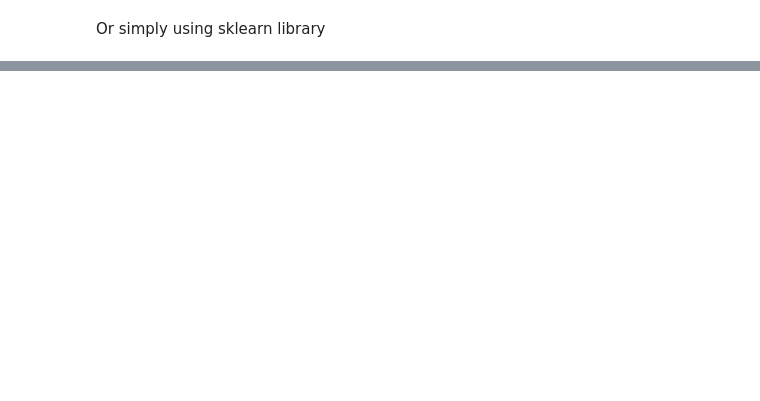
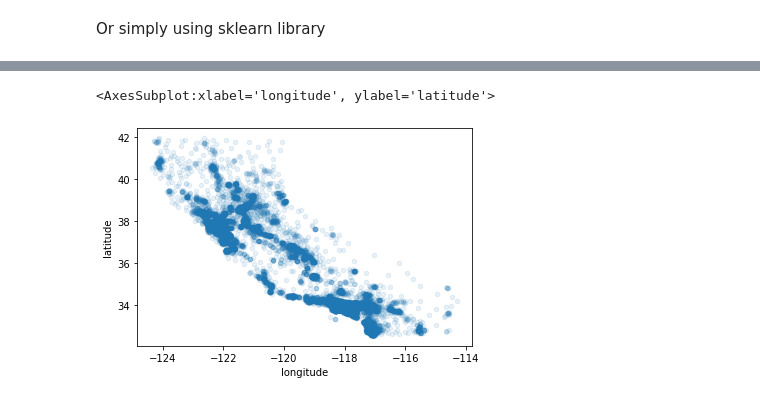
Before and after one commit to akshayPalakkode/Housing-Data-Analysis, a Jupyter notebook: Housing data analysis.ipynb, the cells around one changed output, grey strips where cells are left out. Drawn from its saved outputs; the diff is of its cells as text; code cells hidden in the pictures; blank space fills up the shorter version.

```diff
--- a/Housing data analysis.ipynb
+++ b/Housing data analysis.ipynb
@@ -119,0 +128,6 @@ test_set.head()
+# %%
+#changing the alpha param to 0.1(lower the value), makes it easier show high density of data points
+housing.plot(kind = "scatter", x = 'longitude', y='latitude', alpha = 0.1)
+# %% [output]
+<AxesSubplot:xlabel='longitude', ylabel='latitude'>
+[figure, added]
```
Also changed, not shown: parts of 9 cells of this notebook.
